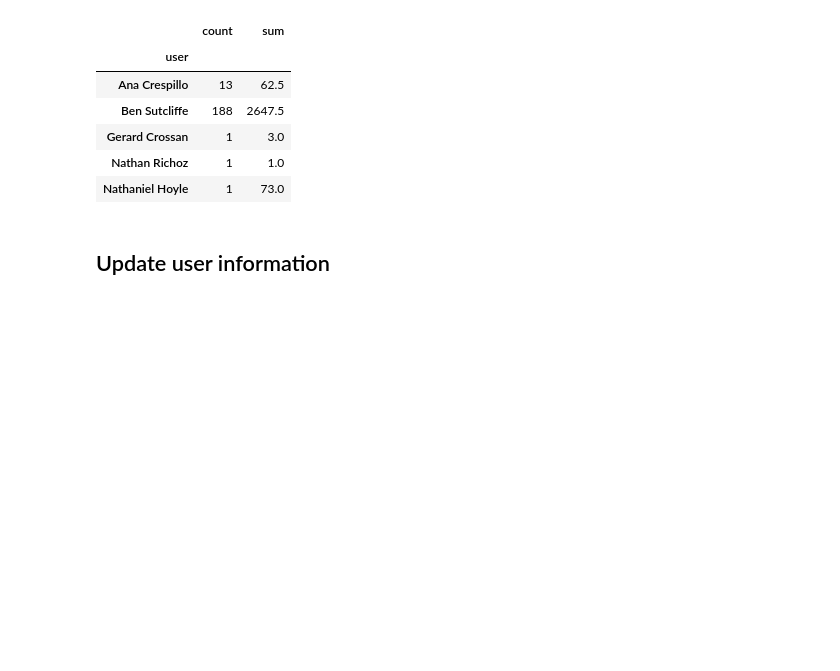
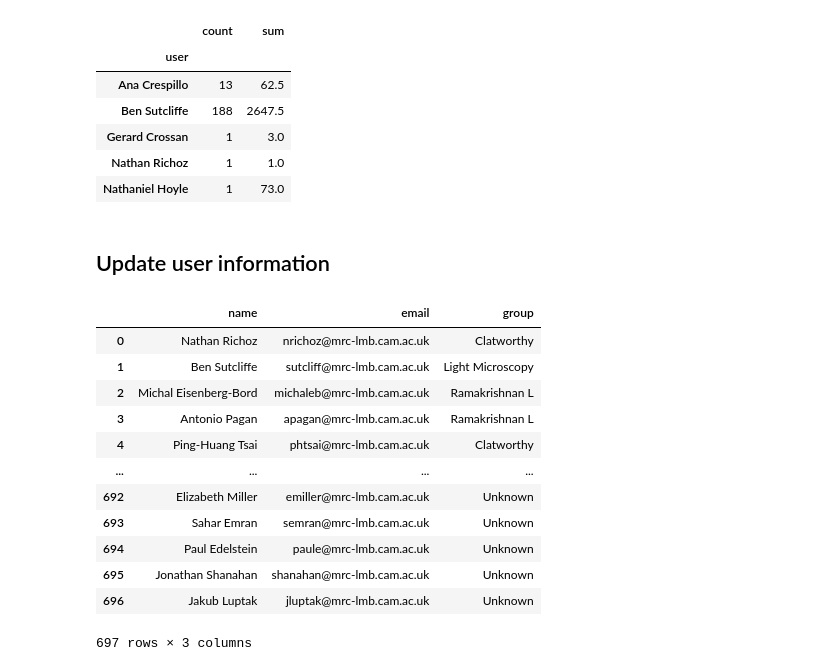
Before and after one commit to jboulanger/UsageStats, a Jupyter notebook: 1_Create database.ipynb, the cells around one changed output. Cells and saved outputs as stored; diff of their text form; code cells hidden in the pictures; blank space fills up the shorter version.

```diff
--- a/1_Create database.ipynb
+++ b/1_Create database.ipynb
@@ -66,6 +66,24 @@ pd.concat(df[df['guid']==x].iloc[0].to_frame().T for x in duplicates).groupby('u
 | Nathaniel Hoyle | 1 | 73.0 |
 # %% [markdown]
 ## Update user information
+# %%
+with BookingDB(db_file, curl_str=curl_str) as bookings:
+    users = bookings.get_users()
+users
+# %% [output]
+|  | name | email | group |
+| 0 | Nathan Richoz | nrichoz@mrc-lmb.cam.ac.uk | Clatworthy |
+| 1 | Ben Sutcliffe | sutcliff@mrc-lmb.cam.ac.uk | Light Microscopy |
+| 2 | Michal Eisenberg-Bord | michaleb@mrc-lmb.cam.ac.uk | Ramakrishnan L |
+| 3 | Antonio Pagan | apagan@mrc-lmb.cam.ac.uk | Ramakrishnan L |
+| 4 | Ping-Huang Tsai | phtsai@mrc-lmb.cam.ac.uk | Clatworthy |
+| ... | ... | ... | ... |
+| 692 | Elizabeth Miller | emiller@mrc-lmb.cam.ac.uk | Unknown |
+| 693 | Sahar Emran | semran@mrc-lmb.cam.ac.uk | Unknown |
+| 694 | Paul Edelstein | paule@mrc-lmb.cam.ac.uk | Unknown |
+| 695 | Jonathan Shanahan | shanahan@mrc-lmb.cam.ac.uk | Unknown |
+| 696 | Jakub Luptak | jluptak@mrc-lmb.cam.ac.uk | Unknown |
+697 rows × 3 columns
 # %%
 with BookingDB(db_file, curl_str=curl_str) as bookings:
     bookings.update_users_group_from_df(users)
```
Also changed, not shown: parts of 1 cell of this notebook, 5 other files.
